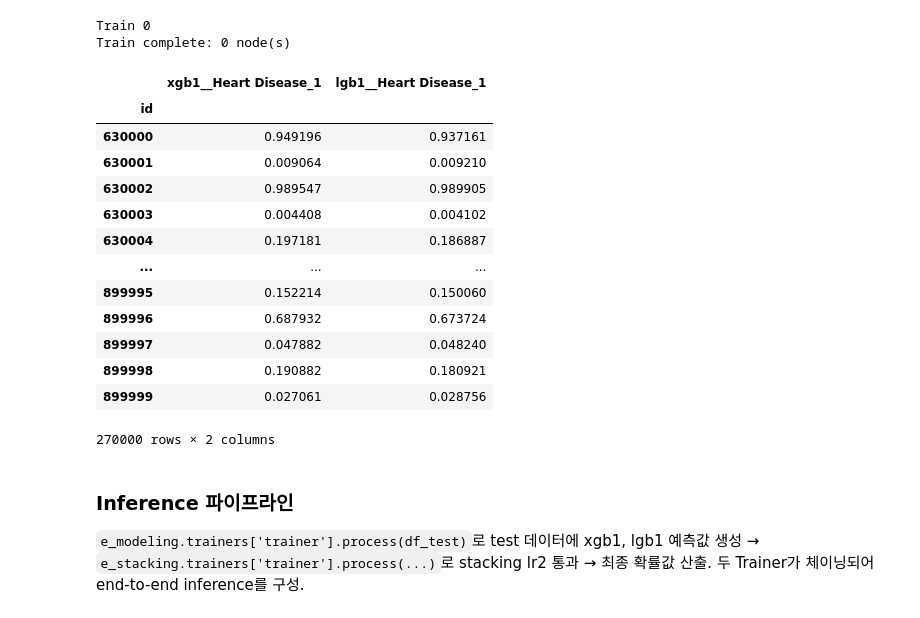
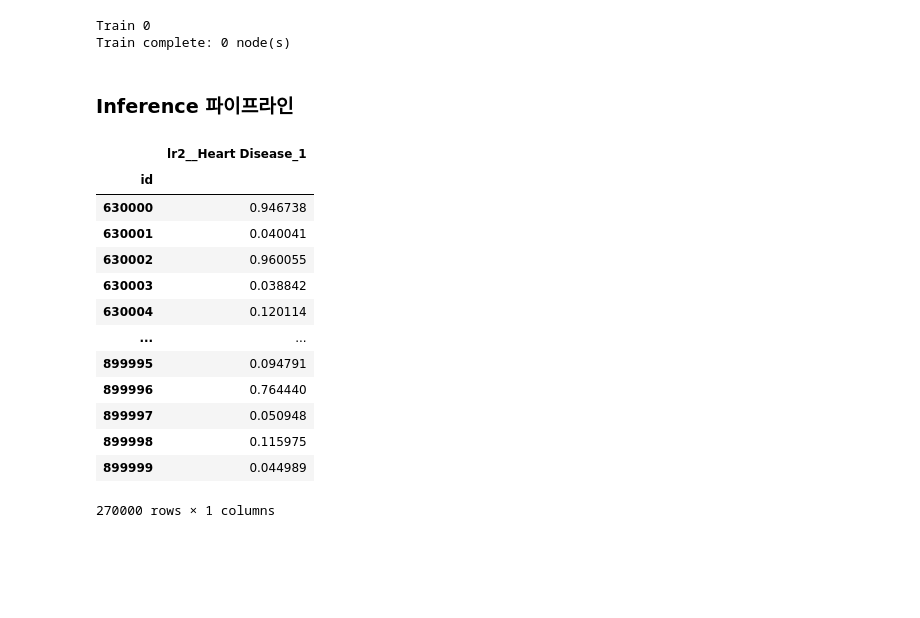
Before and after one commit to sunkusun9/ml-labs, a Jupyter notebook: examples/kaggle_s6e2/Heart.ipynb, the cells around one changed output. Saved outputs shown, nothing was run; the diff lists cells and outputs as text; code cells hidden in the pictures; blank space fills up the shorter version.

```diff
--- a/examples/kaggle_s6e2/Heart.ipynb
+++ b/examples/kaggle_s6e2/Heart.ipynb
@@ -2957,33 +2962,28 @@ e_modeling.trainers['trainer'].train()
 # %% [output]
 Train 0
 Train complete: 0 node(s)
-# %%
-next(e_modeling.trainers['trainer'].process(df_test, slice(-1, None))).data
-# %% [output]
-|  | xgb1__Heart Disease_1 | lgb1__Heart Disease_1 |
-| id |  |  |
-| 630000 | 0.949196 | 0.937161 |
-| 630001 | 0.009064 | 0.009210 |
-| 630002 | 0.989547 | 0.989905 |
-| 630003 | 0.004408 | 0.004102 |
-| 630004 | 0.197181 | 0.186887 |
-| ... | ... | ... |
-| 899995 | 0.152214 | 0.150060 |
-| 899996 | 0.687932 | 0.673724 |
-| 899997 | 0.047882 | 0.048240 |
-| 899998 | 0.190882 | 0.180921 |
-| 899999 | 0.027061 | 0.028756 |
-270000 rows × 2 columns
 # %% [markdown]
 ### Inference 파이프라인
-
-`e_modeling.trainers['trainer'].process(df_test)`로 test 데이터에 xgb1, lgb1 예측값 생성 →
-`e_stacking.trainers['trainer'].process(...)`로 stacking lr2 통과 → 최종 확률값 산출.
-두 Trainer가 체이닝되어 end-to-end inference를 구성.
 # %%
-df_result = next(e_stacking.trainers['trainer'].process(
-    next(e_modeling.trainers['trainer'].process(df_test, slice(-1, None))).data, slice(-1, None)
-)).data
+df_result = e_stacking.trainers['trainer'].to_inferencer(slice(-1, None)).process(
+    e_modeling.trainers['trainer'].to_inferencer(slice(-1, None)).process(df_test)
+)
+df_result
+# %% [output]
+|  | lr2__Heart Disease_1 |
+| id |  |
+| 630000 | 0.946738 |
+| 630001 | 0.040041 |
+| 630002 | 0.960055 |
+| 630003 | 0.038842 |
+| 630004 | 0.120114 |
+| ... | ... |
+| 899995 | 0.094791 |
+| 899996 | 0.764440 |
+| 899997 | 0.050948 |
+| 899998 | 0.115975 |
+| 899999 | 0.044989 |
+270000 rows × 1 columns
 # %%
 df_result.iloc[:, -1].rename(target).to_csv('data/submission0.csv')
 # %%
```
Also changed, not shown: parts of 43 cells of this notebook, 4 other files.
